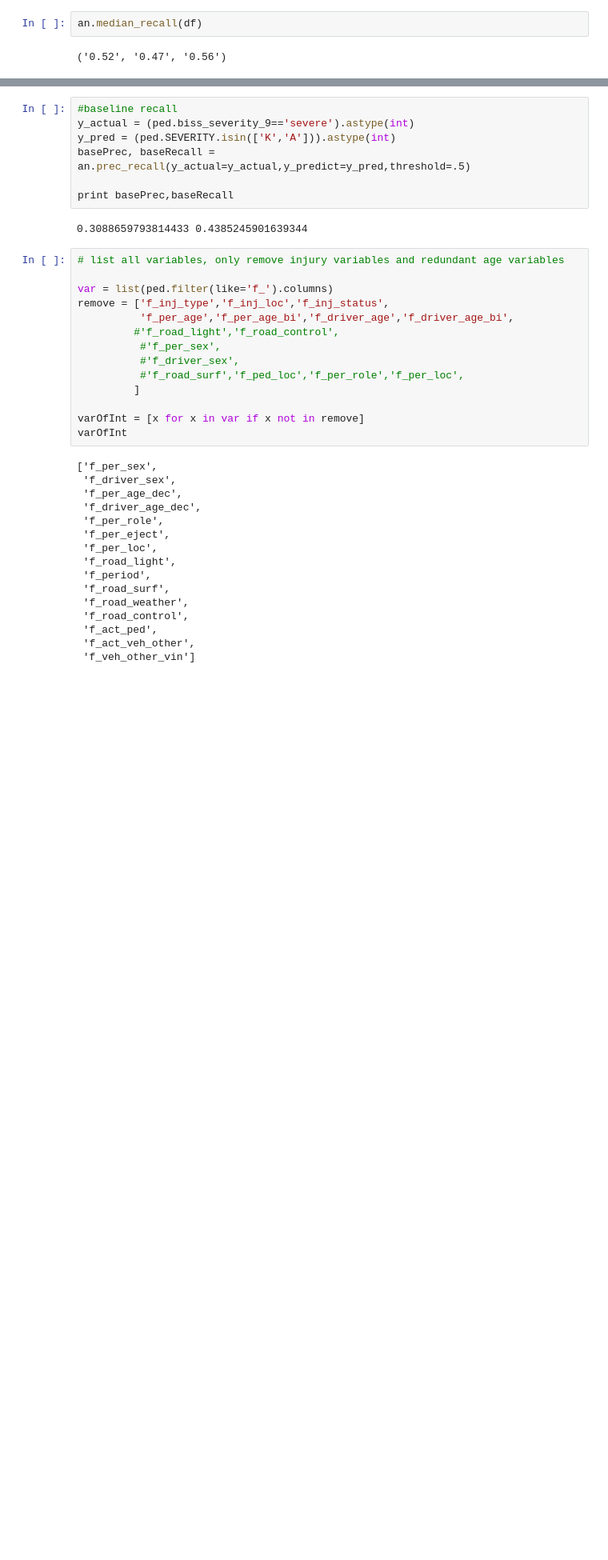
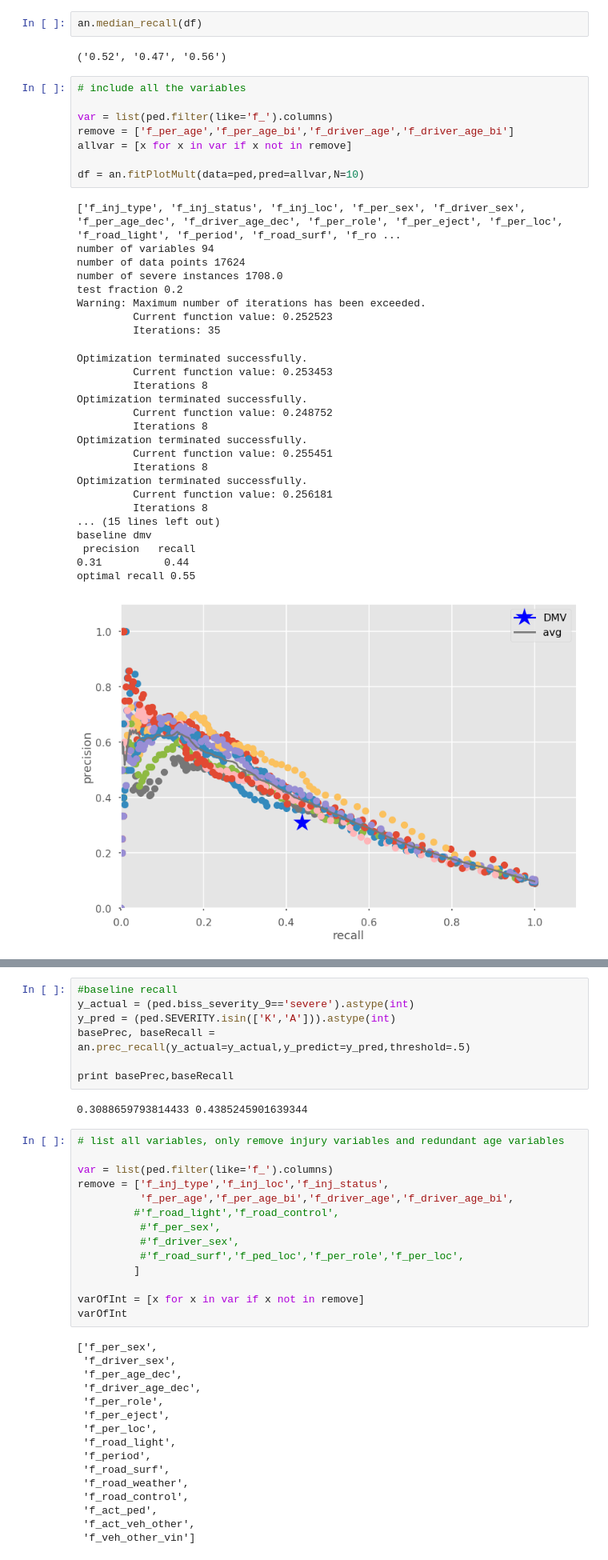
Before and after one commit to MODA-NYC/Project_SevereCrashes, a Jupyter notebook: MatchedAnalysis-Ped.ipynb, the cells around one changed output, grey strips where cells are left out. Shown at 80% size. Saved outputs shown, nothing was run; the diff lists cells and outputs as text; blank space fills up the shorter version.

```diff
--- a/MatchedAnalysis-Ped.ipynb
+++ b/MatchedAnalysis-Ped.ipynb
@@ -368,3 +365,38 @@ optimal recall 0.52
 an.median_recall(df)
 # %% [output]
 ('0.52', '0.47', '0.56')
+# %%
+# include all the variables
+
+var = list(ped.filter(like='f_').columns)
+remove = ['f_per_age','f_per_age_bi','f_driver_age','f_driver_age_bi']
+allvar = [x for x in var if x not in remove]
+
+df = an.fitPlotMult(data=ped,pred=allvar,N=10)
+# %% [output]
+['f_inj_type', 'f_inj_status', 'f_inj_loc', 'f_per_sex', 'f_driver_sex', 'f_per_age_dec', 'f_driver_age_dec', 'f_per_role', 'f_per_eject', 'f_per_loc', 'f_road_light', 'f_period', 'f_road_surf', 'f_ro ...
+number of variables 94
+number of data points 17624
+number of severe instances 1708.0
+test fraction 0.2
+Warning: Maximum number of iterations has been exceeded.
+         Current function value: 0.252523
+         Iterations: 35
+Optimization terminated successfully.
+         Current function value: 0.253453
+         Iterations 8
+Optimization terminated successfully.
+         Current function value: 0.248752
+         Iterations 8
+Optimization terminated successfully.
+         Current function value: 0.255451
+         Iterations 8
+Optimization terminated successfully.
+         Current function value: 0.256181
+         Iterations 8
+... (15 lines left out)
+baseline dmv
+ precision   recall
+0.31          0.44
+optimal recall 0.55
+[figure, added]
```
Also changed, not shown: parts of 32 cells of this notebook, 1 other file.
